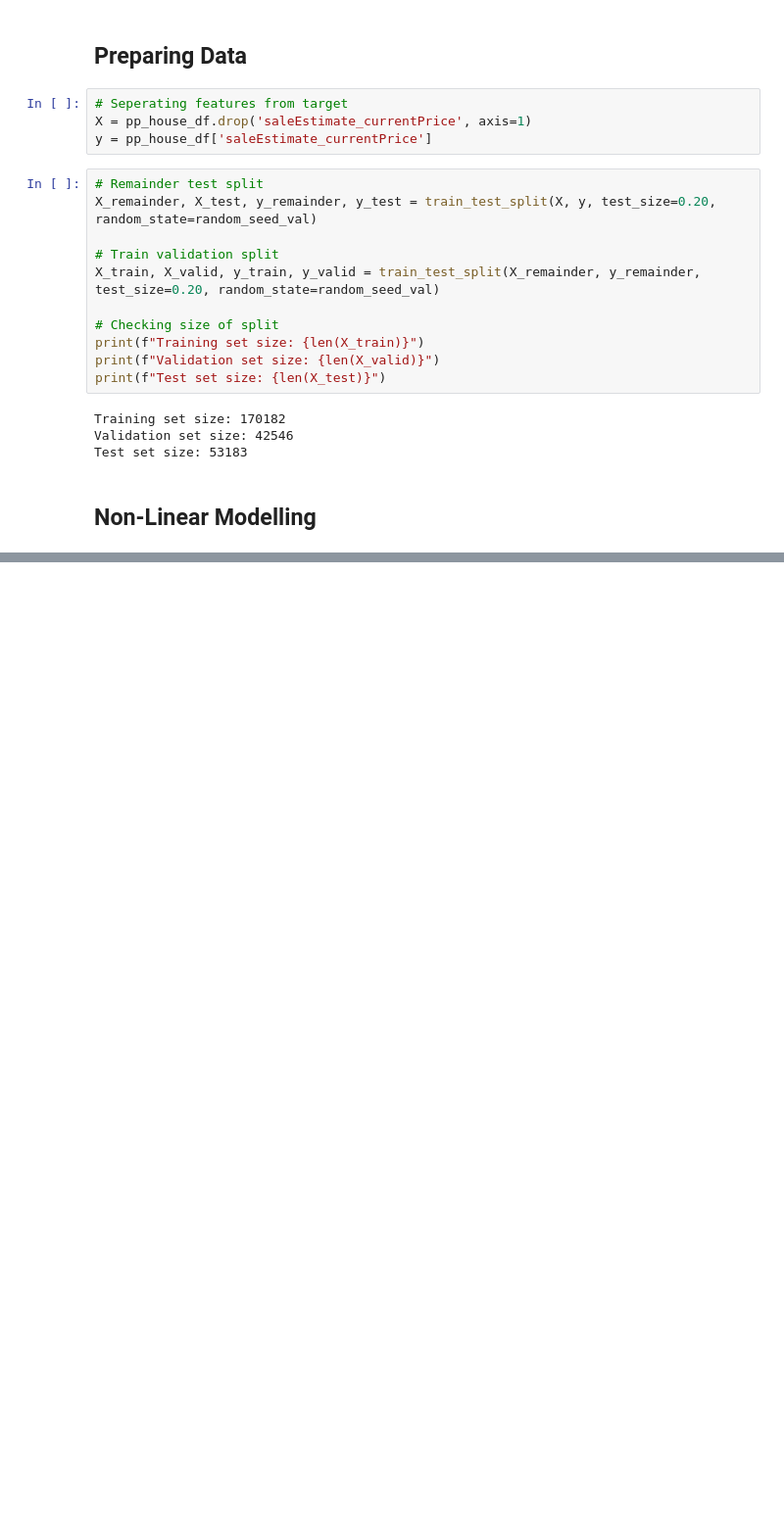
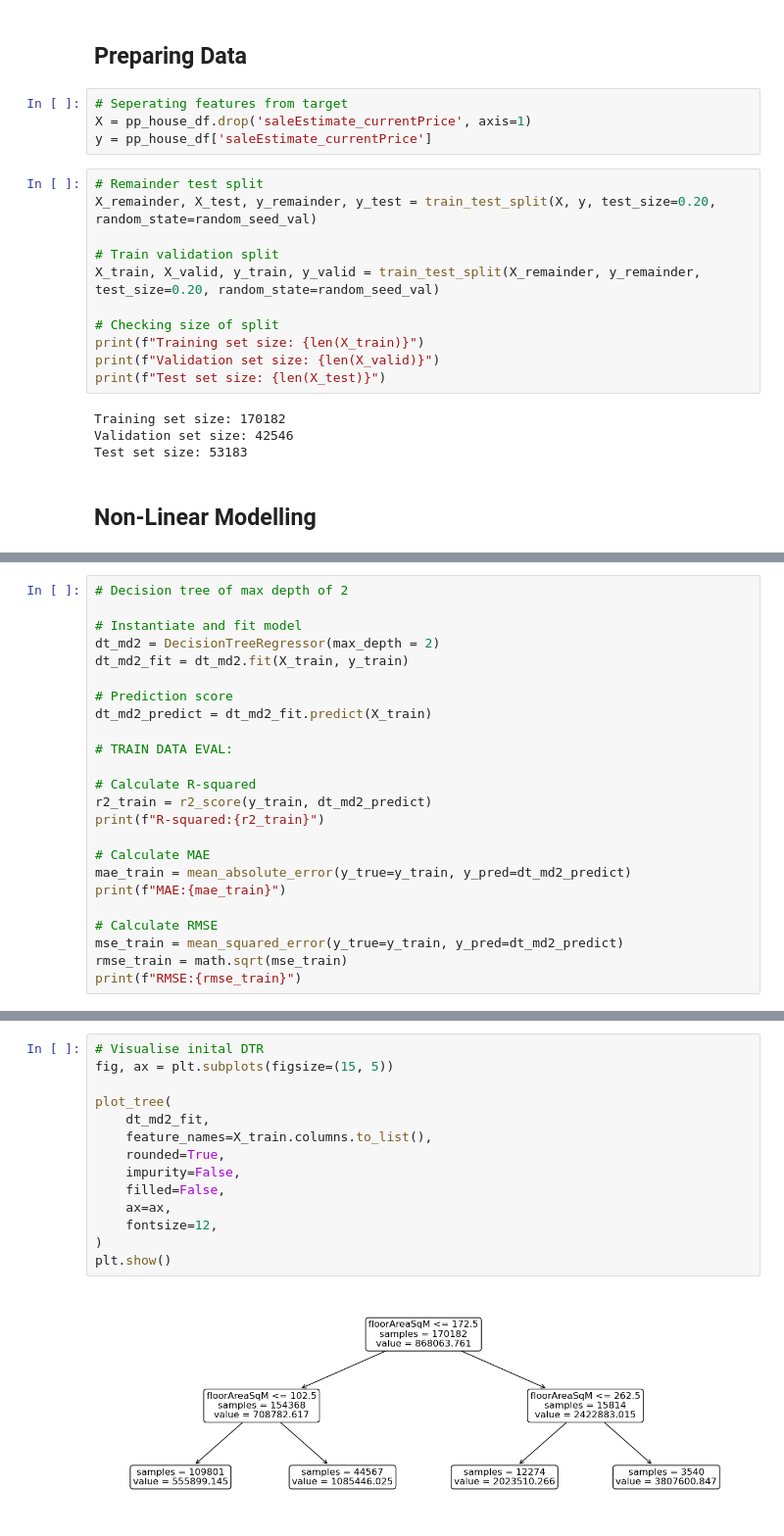
Before and after one commit to SanjayRaju2000/London-House-Price-Prediction, a Jupyter notebook: notebooks/05-non-linear-modelling.ipynb, the cells around one changed output, grey strips where cells are left out. Shown at 98% size. Saved outputs shown, nothing was run; the diff lists cells and outputs as text; blank space fills up the shorter version.

Commit message:
Decision Tree Tuning In Progress

```diff
--- a/notebooks/05-non-linear-modelling.ipynb
+++ b/notebooks/05-non-linear-modelling.ipynb
@@ -142,0 +105,24 @@ print(f"Validation R^2 score with best hyperparameters: {best_valid_score:.4f}")
+# %%
+# Decision tree of max depth of 2
+
+# Instantiate and fit model
+dt_md2 = DecisionTreeRegressor(max_depth = 2)
+dt_md2_fit = dt_md2.fit(X_train, y_train)
+
+# Prediction score
+dt_md2_predict = dt_md2_fit.predict(X_train)
+
+# TRAIN DATA EVAL:
+
+# Calculate R-squared
+r2_train = r2_score(y_train, dt_md2_predict)
+print(f"R-squared:{r2_train}")
+
+# Calculate MAE
+mae_train = mean_absolute_error(y_true=y_train, y_pred=dt_md2_predict)
+print(f"MAE:{mae_train}")
+
+# Calculate RMSE
+mse_train = mean_squared_error(y_true=y_train, y_pred=dt_md2_predict)
+rmse_train = math.sqrt(mse_train)
+print(f"RMSE:{rmse_train}")
@@ -142,0 +155,16 @@ print(f"Validation R^2 score with best hyperparameters: {best_valid_score:.4f}")
+# %%
+# Visualise inital DTR
+fig, ax = plt.subplots(figsize=(15, 5))
+
+plot_tree(
+    dt_md2_fit,
+    feature_names=X_train.columns.to_list(),
+    rounded=True,
+    impurity=False,
+    filled=False,
+    ax=ax,
+    fontsize=12,
+)
+plt.show()
+# %% [output]
+[figure, added]
```
Also changed, not shown: parts of 16 cells of this notebook.
